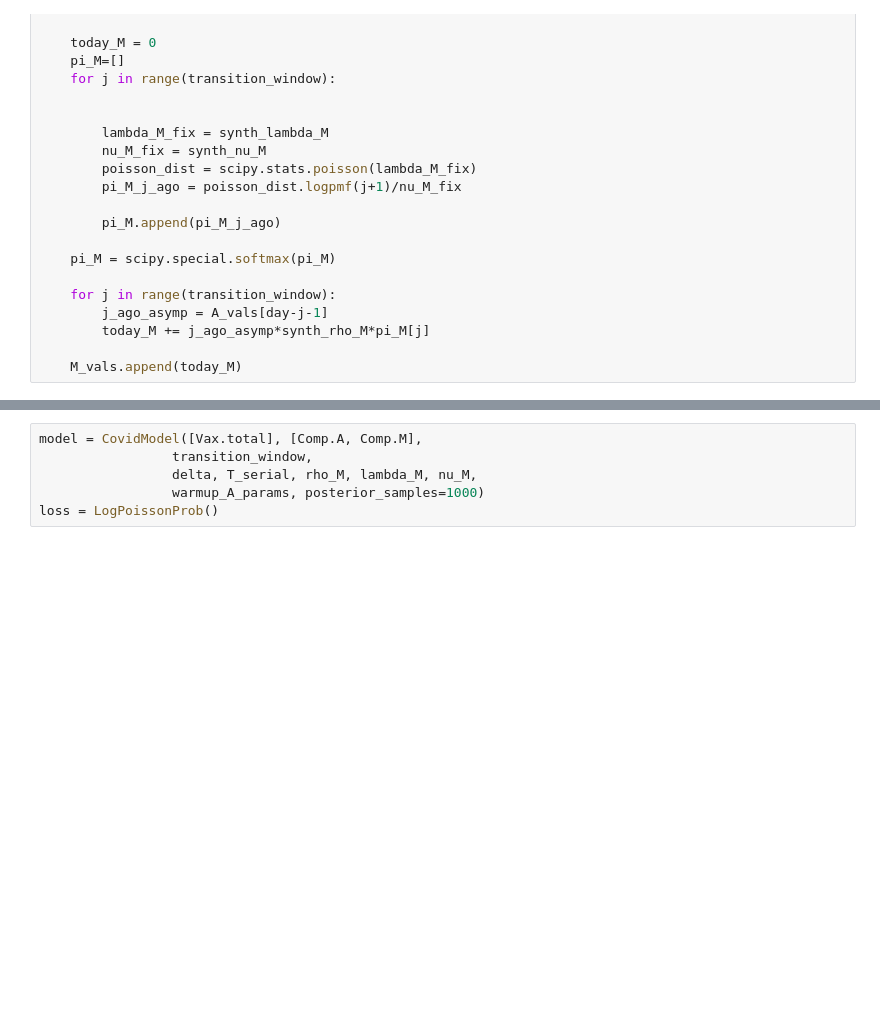
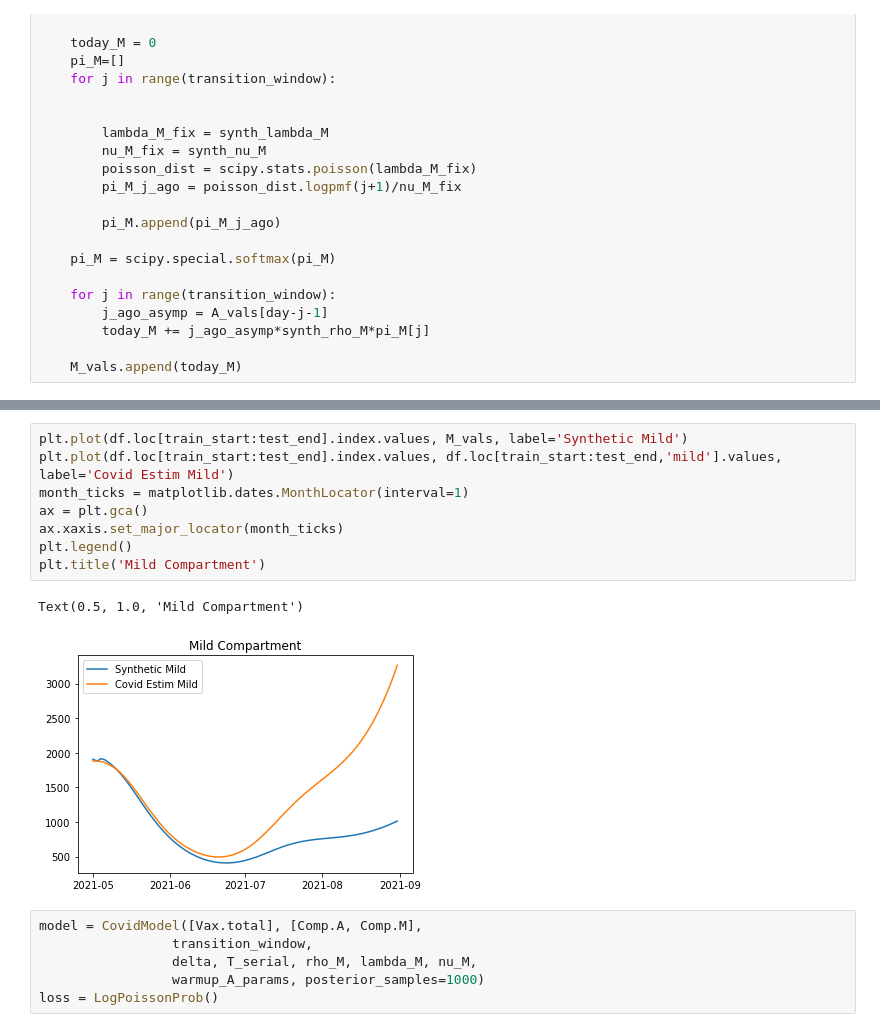
Before and after one commit to tufts-ml/covid19-forecasting, a Jupyter notebook: tf_model_1p5/Development Notebooks/Synthetic.ipynb, the cells around one changed output, grey strips where cells are left out. Cells and saved outputs as stored; diff of their text form; blank space fills up the shorter version.

```diff
--- a/tf_model_1p5/Development Notebooks/Synthetic.ipynb
+++ b/tf_model_1p5/Development Notebooks/Synthetic.ipynb
@@ -216,3 +237,14 @@ for day in range(len(x_train)):
+# %%
+plt.plot(df.loc[train_start:test_end].index.values, M_vals, label='Synthetic Mild')
+plt.plot(df.loc[train_start:test_end].index.values, df.loc[train_start:test_end,'mild'].values, label='Covid Estim Mild')
+month_ticks = matplotlib.dates.MonthLocator(interval=1)
+ax = plt.gca()
+ax.xaxis.set_major_locator(month_ticks)
+plt.legend()
+plt.title('Mild Compartment')
+# %% [output]
+Text(0.5, 1.0, 'Mild Compartment')
+[figure, added]
 # %%
 model = CovidModel([Vax.total], [Comp.A, Comp.M],
                  transition_window,
```
Also changed, not shown: parts of 39 cells of this notebook, 2 other files.
